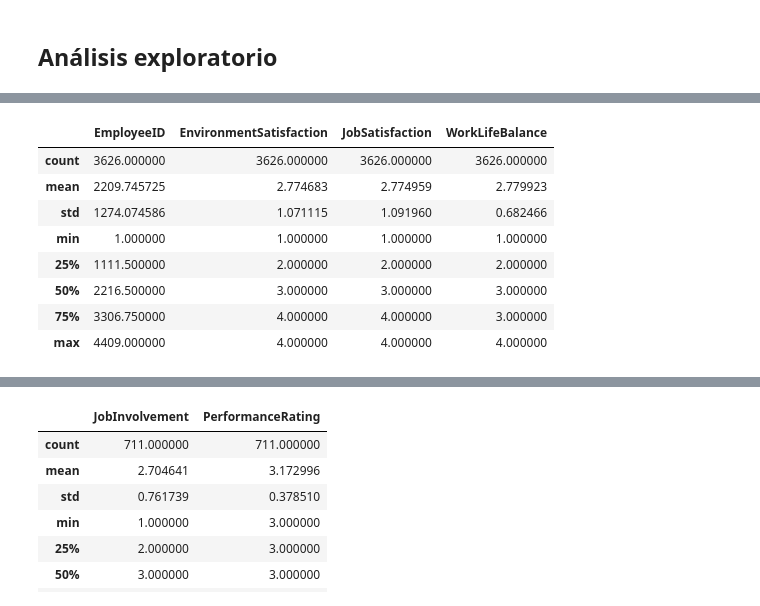
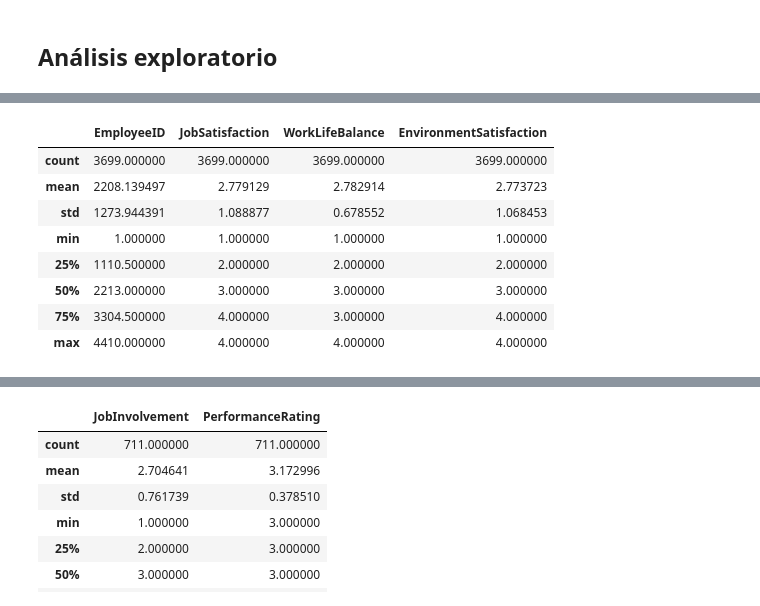
Before and after one commit to jhansanchez/Caso-de-estudio-RH, a Jupyter notebook: casoRH.ipynb, the cells around one changed output, grey strips where cells are left out. Drawn from its saved outputs; the diff is of its cells as text; code cells hidden in the pictures.

```diff
--- a/casoRH.ipynb
+++ b/casoRH.ipynb
@@ -340,5 +320,0 @@ df_employee_s = df_employee_s.dropna()
-# %%
-#Cambio tipo de variable float a int
-df_employee_s= df_employee_s.astype({'EnvironmentSatisfaction' : int })
-df_employee_s= df_employee_s.astype({'JobSatisfaction' : int })
-df_employee_s= df_employee_s.astype({'WorkLifeBalance' : int })
@@ -385,0 +505,2 @@ Name: resignationReason, dtype: int64
+# %%
+df_employee_s = df_employee_s.fillna(3) #Llenar todos los nulos con la mediana
@@ -385,0 +569,3 @@ Name: resignationReason, dtype: int64
+# %%
+#Cambio tipo de variable
+df_employee_s= df_employee_s.astype({'EnvironmentSatisfaction' : int, 'JobSatisfaction' : int, 'WorkLifeBalance' : int })
@@ -389 +662,3 @@ df_retirement['resignationReason']= df_retirement['resignationReason'].fillna('N
+# %%
+df_retirement['retirementDate'] = pd.to_datetime(df_retirement['retirementDate']) #asignar tipo de variable de fehca
 # %% [markdown]
@@ -406,16 +682,16 @@ df.describe().drop('EmployeeID', axis = 1)
 | max | 4.000000 | 4.000000 | 4.000000 |
 # %%
 #¿Cuáles son los puntajes promedio de la encuesta de empleados que aún continuan en la empresa?
-df = pd.merge(df_retirement, df_employee_s, how = 'right', on = 'EmployeeID')
-df['Attrition'] = df['Attrition'].fillna('No')
-df[df['Attrition'] == 'No'].describe()
+df5 = pd.merge(df_retirement, df_employee_s, how = 'right', on = 'EmployeeID')
+df5['Attrition'] = df5['Attrition'].fillna('No')
+df5[df5['Attrition'] == 'No'].describe()
 # %% [output]
-|  | EmployeeID | EnvironmentSatisfaction | JobSatisfaction | WorkLifeBalance |
-| count | 3626.000000 | 3626.000000 | 3626.000000 | 3626.000000 |
-| mean | 2209.745725 | 2.774683 | 2.774959 | 2.779923 |
-| std | 1274.074586 | 1.071115 | 1.091960 | 0.682466 |
+|  | EmployeeID | JobSatisfaction | WorkLifeBalance | EnvironmentSatisfaction |
+| count | 3699.000000 | 3699.000000 | 3699.000000 | 3699.000000 |
+| mean | 2208.139497 | 2.779129 | 2.782914 | 2.773723 |
+| std | 1273.944391 | 1.088877 | 0.678552 | 1.068453 |
 | min | 1.000000 | 1.000000 | 1.000000 | 1.000000 |
-| 25% | 1111.500000 | 2.000000 | 2.000000 | 2.000000 |
-| 50% | 2216.500000 | 3.000000 | 3.000000 | 3.000000 |
-| 75% | 3306.750000 | 4.000000 | 4.000000 | 3.000000 |
-| max | 4409.000000 | 4.000000 | 4.000000 | 4.000000 |
+| 25% | 1110.500000 | 2.000000 | 2.000000 | 2.000000 |
+| 50% | 2213.000000 | 3.000000 | 3.000000 | 3.000000 |
+| 75% | 3304.500000 | 4.000000 | 3.000000 | 4.000000 |
+| max | 4410.000000 | 4.000000 | 4.000000 | 4.000000 |
```
Also changed, not shown: parts of 137 cells of this notebook.
